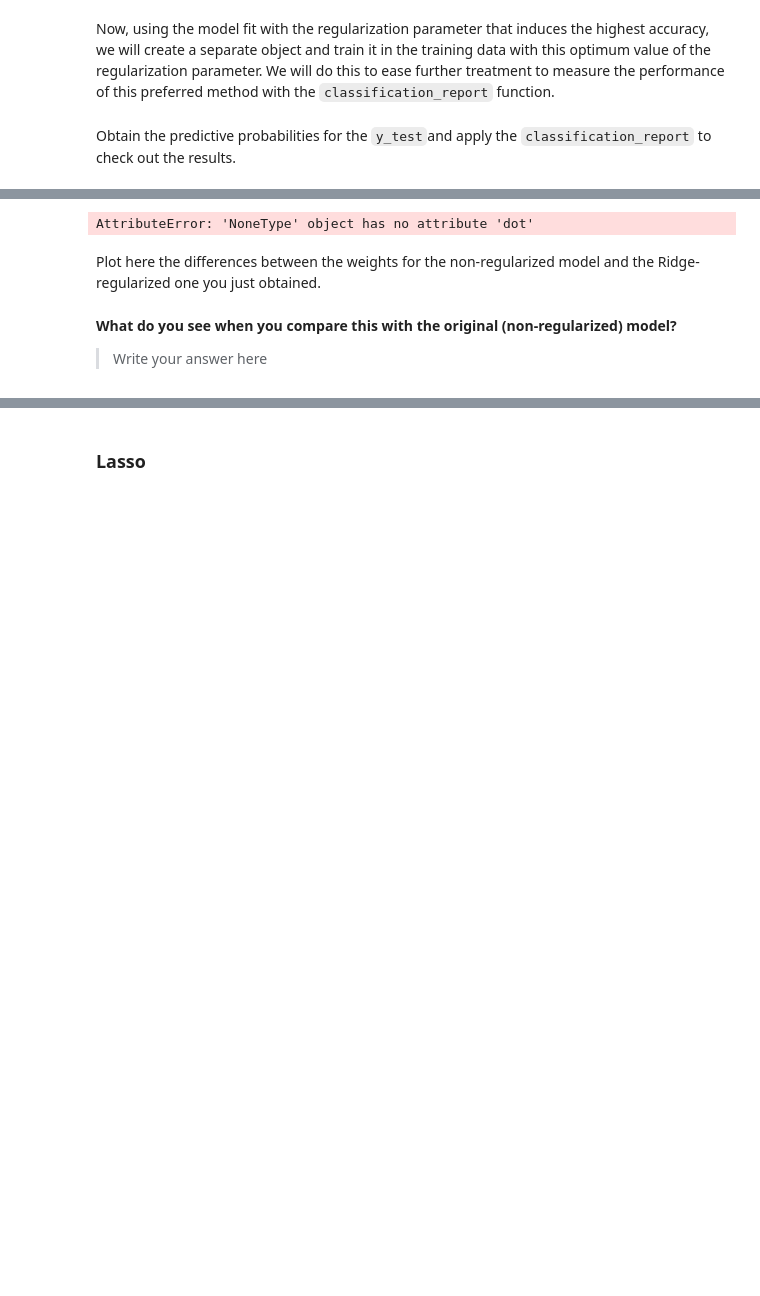
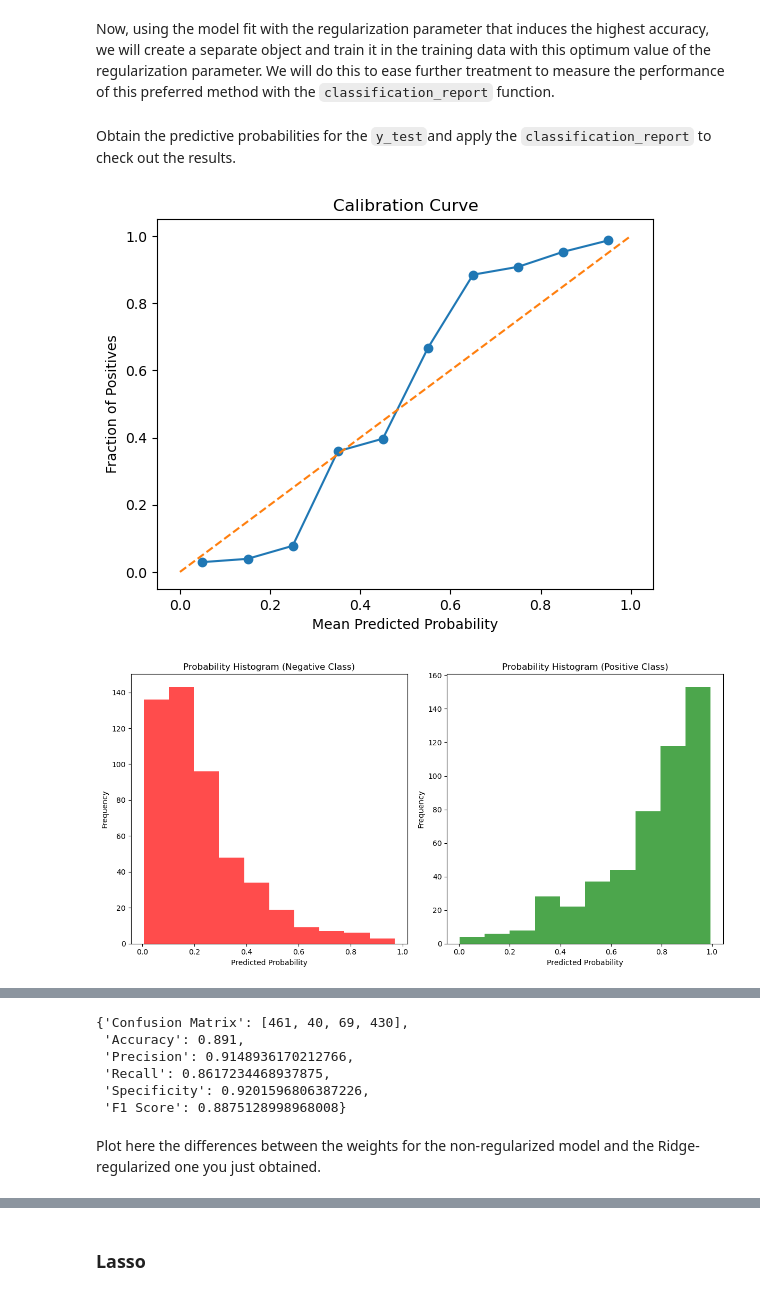
Before and after one commit to ICAI-IMAT-ML/p2-5-Elcazar, a Jupyter notebook: notebook/Lab2_5_LogisticRegression_and_regularization.ipynb, the cells around one changed output, grey strips where cells are left out. Saved outputs shown, nothing was run; the diff lists cells and outputs as text; code cells hidden in the pictures; blank space fills up the shorter version.

```diff
--- a/notebook/Lab2_5_LogisticRegression_and_regularization.ipynb
+++ b/notebook/Lab2_5_LogisticRegression_and_regularization.ipynb
@@ -324,5 +324,7 @@ Obtain the predictive probabilities for the `y_test`and apply the `classificatio
 # %%
 # TODO: Complete the call for the report with the y_test_prob obtained from the test data
 y_test_prob = LogReg_optimum_C_Ridge.predict_proba(X_test)
-classification_report(y_test, y:y_test_prob, 1)
+classification_report(y_test, y_test_prob, 1)
 # %% [output]
+[figure, added]
+[figure, added]
@@ -329,3 +332,8 @@ classification_report(y_test, y:y_test_prob, 1)
-AttributeError: 'NoneType' object has no attribute 'dot'
+{'Confusion Matrix': [461, 40, 69, 430],
+ 'Accuracy': 0.891,
+ 'Precision': 0.9148936170212766,
+ 'Recall': 0.8617234468937875,
+ 'Specificity': 0.9201596806387226,
+ 'F1 Score': 0.8875128998968008}
 # %% [markdown]
 Plot here the differences between the weights for the non-regularized model and the Ridge-regularized one you just obtained.
@@ -334,4 +339,0 @@ Plot here the differences between the weights for the non-regularized model and
-# %% [markdown]
-**What do you see when you compare this with the original (non-regularized) model?**
-
-> Write your answer here
```
Also changed, not shown: parts of 27 cells of this notebook.
